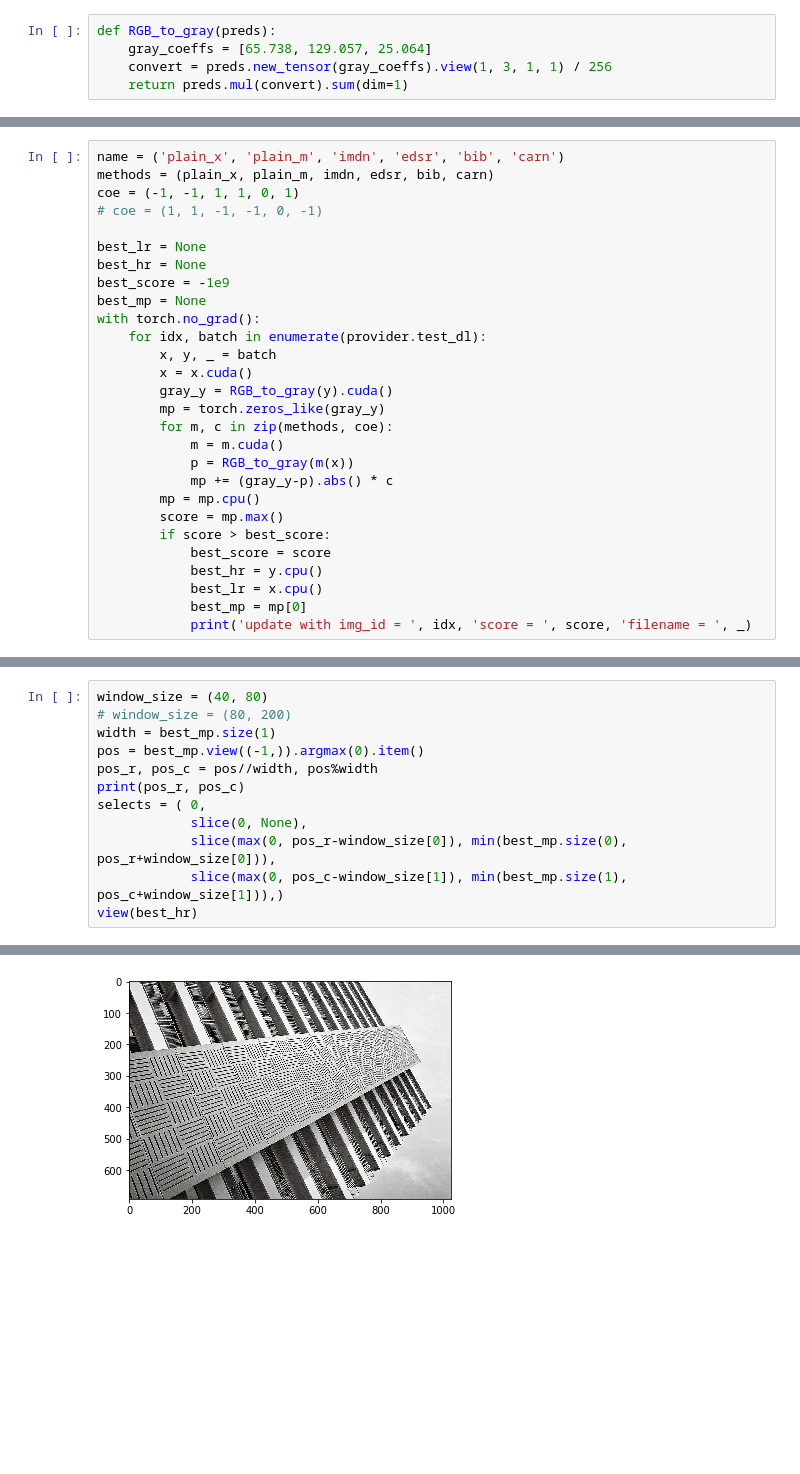
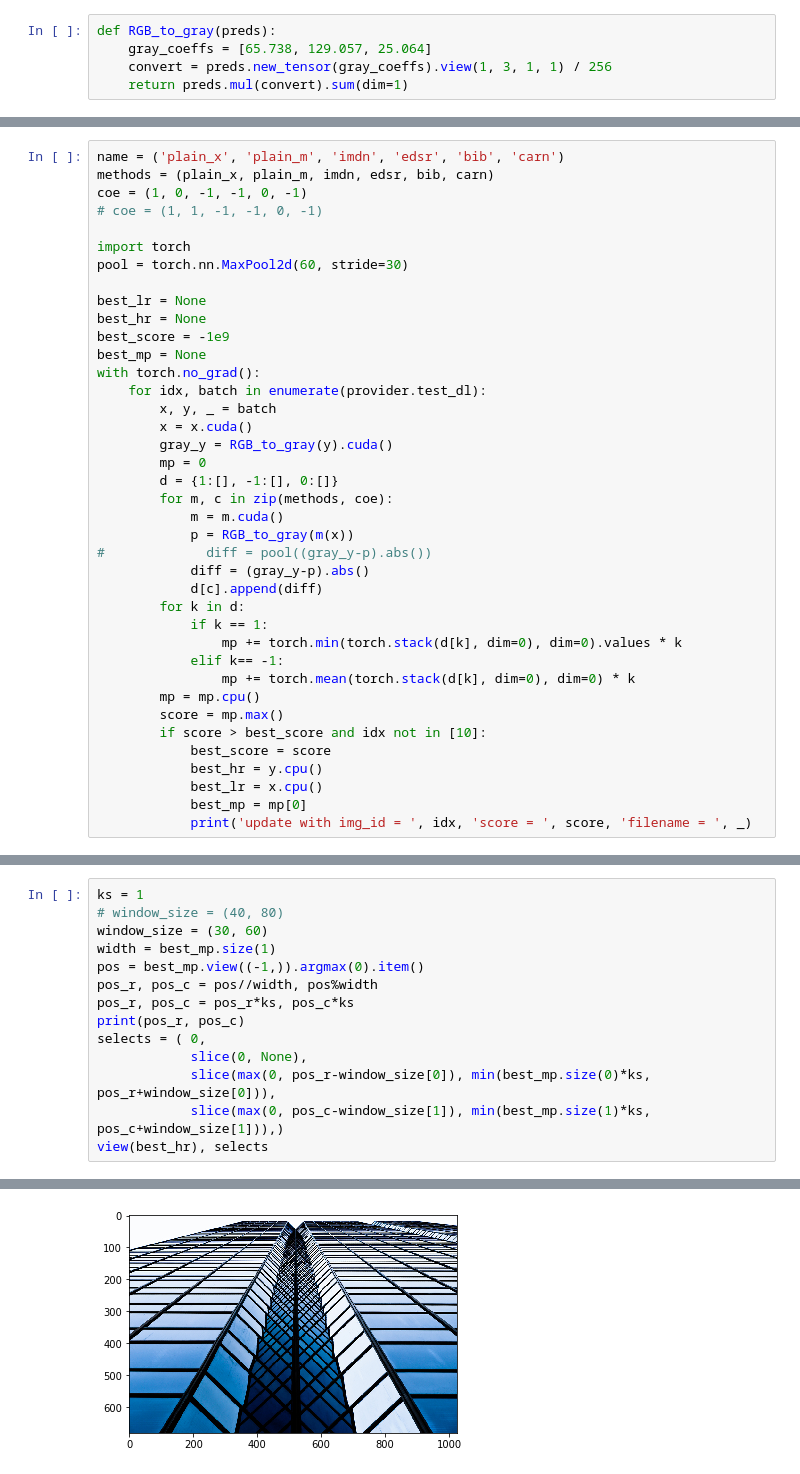
Before and after one commit to wukailu/EDSR-PyTorch, a Jupyter notebook: experiment/fig4_gen/qualitative_cmp.ipynb, the cells around one changed output, grey strips where cells are left out. Drawn from its saved outputs; the diff is of its cells as text; blank space fills up the shorter version.

```diff
--- a/experiment/fig4_gen/qualitative_cmp.ipynb
+++ b/experiment/fig4_gen/qualitative_cmp.ipynb
@@ -365,8 +359,11 @@ len(dataset): 100
 # %%
 name = ('plain_x', 'plain_m', 'imdn', 'edsr', 'bib', 'carn')
 methods = (plain_x, plain_m, imdn, edsr, bib, carn)
-coe = (-1, -1, 1, 1, 0, 1)
+coe = (1, 0, -1, -1, 0, -1)
 # coe = (1, 1, -1, -1, 0, -1)
+
+import torch
+pool = torch.nn.MaxPool2d(60, stride=30)
 
 best_lr = None
 best_hr = None
@@ -377,14 +374,22 @@ with torch.no_grad():
         x, y, _ = batch
         x = x.cuda()
         gray_y = RGB_to_gray(y).cuda()
-        mp = torch.zeros_like(gray_y)
+        mp = 0
+        d = {1:[], -1:[], 0:[]}
         for m, c in zip(methods, coe):
             m = m.cuda()
             p = RGB_to_gray(m(x))
-            mp += (gray_y-p).abs() * c
+#             diff = pool((gray_y-p).abs())
+            diff = (gray_y-p).abs()
+            d[c].append(diff)
+        for k in d:
+            if k == 1:
+                mp += torch.min(torch.stack(d[k], dim=0), dim=0).values * k
+            elif k== -1:
+                mp += torch.mean(torch.stack(d[k], dim=0), dim=0) * k
         mp = mp.cpu()
         score = mp.max()
-        if score > best_score:
+        if score > best_score and idx not in [10]:
             best_score = score
             best_hr = y.cpu()
             best_lr = x.cpu()
@@ -404,13 +406,15 @@ update with img_id =  91 score =  tensor(417.0010) filename =  ['img092']
 # %%
-window_size = (40, 80)
-# window_size = (80, 200)
+ks = 1
+# window_size = (40, 80)
+window_size = (30, 60)
 width = best_mp.size(1)
 pos = best_mp.view((-1,)).argmax(0).item()
 pos_r, pos_c = pos//width, pos%width
+pos_r, pos_c = pos_r*ks, pos_c*ks
 print(pos_r, pos_c)
 selects = ( 0,
             slice(0, None),
-            slice(max(0, pos_r-window_size[0]), min(best_mp.size(0), pos_r+window_size[0])),
-            slice(max(0, pos_c-window_size[1]), min(best_mp.size(1), pos_c+window_size[1])),)
-view(best_hr)
+            slice(max(0, pos_r-window_size[0]), min(best_mp.size(0)*ks, pos_r+window_size[0])),
+            slice(max(0, pos_c-window_size[1]), min(best_mp.size(1)*ks, pos_c+window_size[1])),)
+view(best_hr), selects
 # %% [output]
@@ -418 +422 @@ view(best_hr)
-[figure, old version]
+[figure, new version]
```
Also changed, not shown: parts of 8 cells of this notebook, 40 other files.
